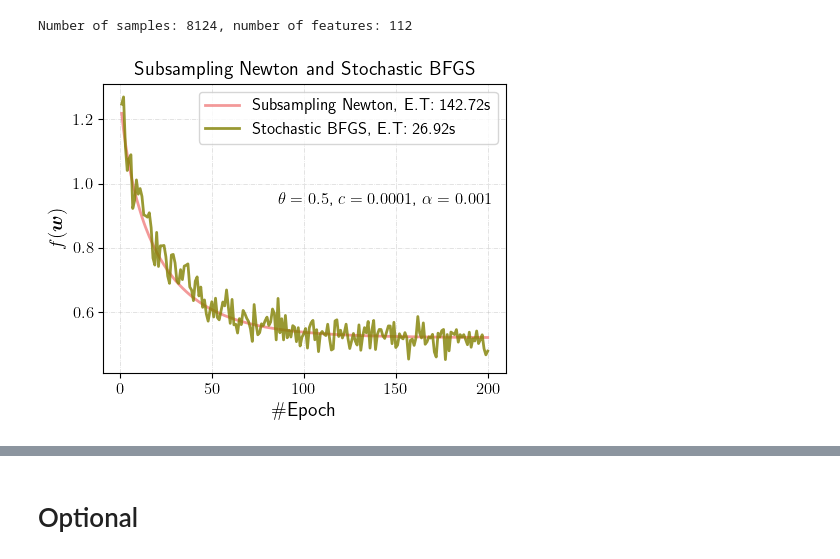
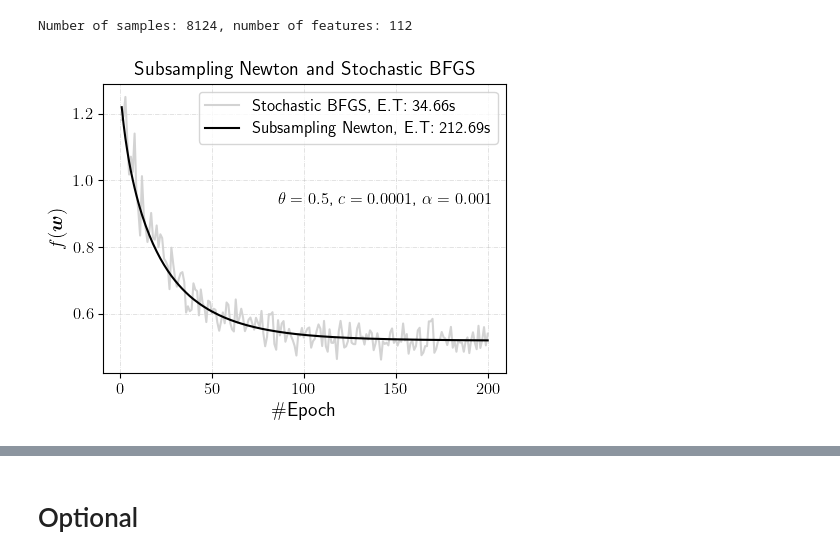
Before and after one commit to qlinhta/iasd-oml, a Jupyter notebook: omla.ipynb, the cells around one changed output, grey strips where cells are left out. Saved outputs shown, nothing was run; the diff lists cells and outputs as text; code cells hidden in the pictures.

```diff
--- a/omla.ipynb
+++ b/omla.ipynb
@@ -917,32 +925,29 @@ stochastic_bfgs = StochasticBFGS(lr, sample_size, epochs, theta=0.5, c=1e-4, alp
 
 execution_times = []
 start = time.time()
-final_point, stats_newton = subsampled_newton.optimize(start_point, tol=1e-6, use_line_search=True)
+final_point_newton, stats_newton = subsampled_newton.optimize(start_point, tol=1e-6, use_line_search=True)
 execution_times.append(time.time() - start)
 start = time.time()
-final_point, stats_bfgs = stochastic_bfgs.optimize(start_point, tol=1e-6, use_line_search=True)
+final_point_bfgs, stats_bfgs = stochastic_bfgs.optimize(start_point, tol=1e-6, use_line_search=True)
 execution_times.append(time.time() - start)
 # %%
 fig, ax = plt.subplots(1, 1, figsize=(5, 4))
+ax.plot(stats_bfgs['epochs'], stats_bfgs['losses'], label=f'Stochastic BFGS, E.T: {execution_times[1]:.2f}s',
+        linestyle='-', color='lightgrey')
 ax.plot(stats_newton['epochs'], stats_newton['losses'], label=f'Subsampling Newton, E.T: {execution_times[0]:.2f}s',
-        linestyle='-', linewidth=2,
-        alpha=0.8,
-        color='lightcoral')
-ax.plot(stats_bfgs['epochs'], stats_bfgs['losses'], label=f'Stochastic BFGS, E.T: {execution_times[1]:.2f}s',
-        linestyle='-', linewidth=2, alpha=0.8,
-        color='olive')
+        linestyle='-', color='black')
 ax.annotate(r'$\theta=0.5$, $c=0.0001$, $\alpha=0.001$', xy=(0.7, 0.6), xycoords='axes fraction', fontsize=12,
             ha='center', va='center')
 ax.set_xlabel(r'\#Epoch')
 ax.set_ylabel(r'$f(\boldsymbol{w})$')
 ax.set_title(r'Subsampling Newton and Stochastic BFGS')
 ax.legend(fontsize=12)
 ax.grid(True, which='both', linestyle='-.', linewidth=0.5, alpha=0.5)
 plt.tight_layout()
 plt.savefig('./figures/subsampling_newton_vs_stochastic_bfgs.pdf', bbox_inches='tight')
 plt.show()
 # %% [output]
-[figure, old version]
+[figure, new version]
 # %%
 start_point = np.zeros(lr.d)
 sample_size = 256
```
Also changed, not shown: parts of 12 cells of this notebook, 12 other files.
